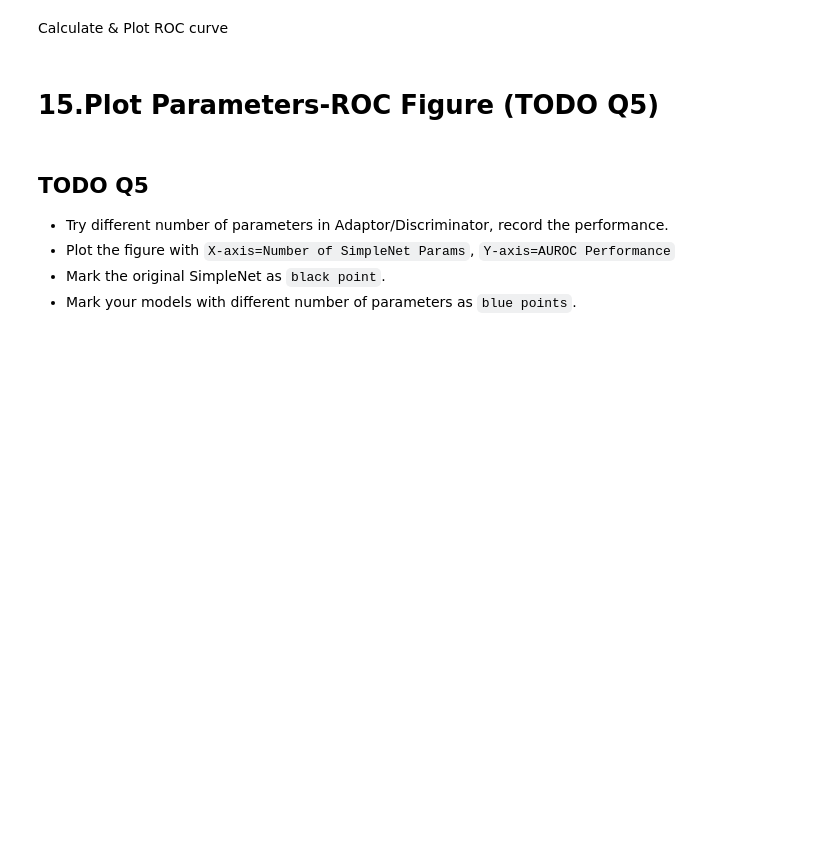
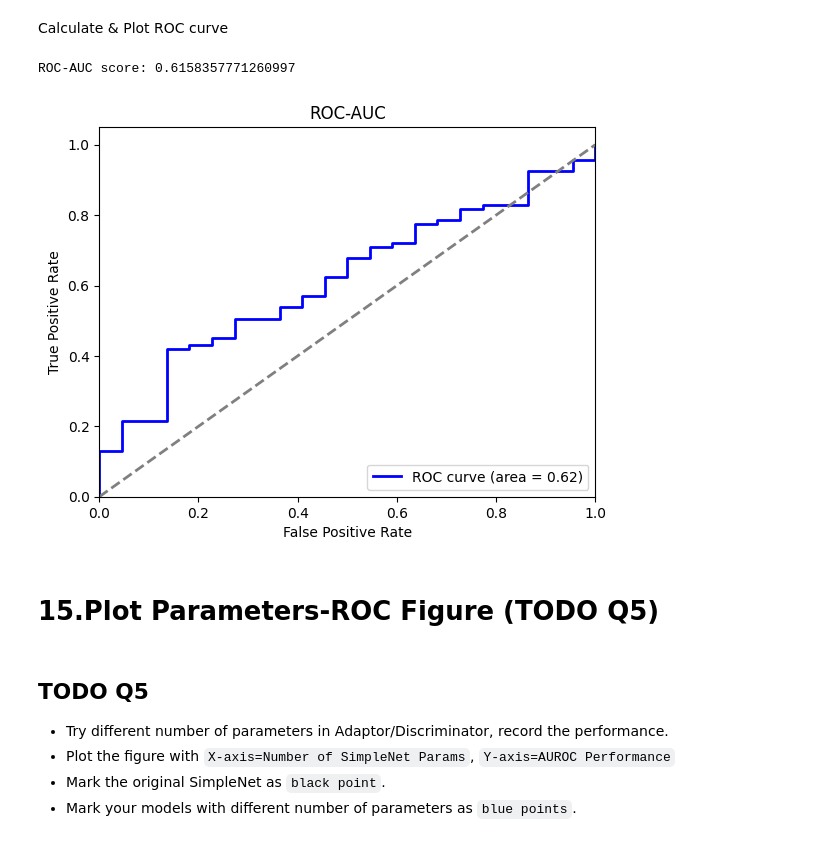
Before and after one commit to huiyuiui/AnomalyDetectionHw, a Jupyter notebook: Hw3/Homework 3.ipynb, the cells around one changed output. Saved outputs shown, nothing was run; the diff lists cells and outputs as text; code cells hidden in the pictures; blank space fills up the shorter version.

```diff
--- a/Hw3/Homework 3.ipynb
+++ b/Hw3/Homework 3.ipynb
@@ -236,16 +238,19 @@ class Adaptor(nn.Module):
         super(Adaptor, self).__init__()
         self.in_channel = in_channel
         self.out_channel = out_channel
-        self.avg_pool = nn.AdaptiveAvgPool2d((1, 1))
-        self.flatten = nn.Flatten()
         self.linear = nn.Linear(self.in_channel, self.out_channel)
+        self.linear_2 = nn.Linear(self.in_channel, self.out_channel)
+        self.leaky_relu = nn.LeakyReLU(0.2)
 
     def forward(self, x):
-        out = self.avg_pool(x)
-        out = self.flatten(out)
-        out = self.linear(out)
+        b, c, h, w = x.size()
+        x = x.view(b * h * w, c)
+        x = self.linear(x)
+        x = self.leaky_relu(x)
+        # x = self.linear_2(x)
+        # x = self.leaky_relu(x)
 
-        return out
+        return x
 
 # Implement your own Adaptor with fewer model parameters
 class Adaptor_1(nn.Module):
@@ -296,10 +301,10 @@ class Discriminator(nn.Module):
         self.tail = nn.Linear(mid_c, 1, bias=False)
 
     def forward(self, x):
-        out = self.body(x)
-        out = self.tail(out)
+        x = self.body(x)
+        x = self.tail(x)
 
-        return out
+        return x
 
 # Implement your own Discriminator with fewer model parameters
 # %% [markdown]
@@ -441,6 +446,18 @@ def compute_roc_auc(y_label, scores):
     return fpr, tpr, roc_auc
 # %% [markdown]
 # 11.Define Other Utility Functions (if Needed)
+# %%
+def plot_roc_auc(fpr, tpr, roc_auc):
+    plt.figure()
+    plt.plot(fpr, tpr, color='blue', lw=2, label='ROC curve (area = %0.2f)' % roc_auc)
+    plt.plot([0, 1], [0, 1], color='gray', lw=2, linestyle='--')
+    plt.xlim([0.0, 1.0])
+    plt.ylim([0.0, 1.05])
+    plt.xlabel('False Positive Rate')
+    plt.ylabel('True Positive Rate')
+    plt.title('ROC-AUC')
+    plt.legend(loc="lower right")
+    plt.show()
 # %% [markdown]
 # 12.Setup Training Parameters
 # %% [markdown]
@@ -535,3 +524,11 @@ plt.show()
+# %%
+result = test(encoder, simplenet, dataset_test_metal, use_layers, batch_size=16)
+fpr, tpr, roc_auc = compute_roc_auc(result['total_gt_image'], result['total_scores_image'])
+print("ROC-AUC score:", roc_auc)
+plot_roc_auc(fpr, tpr, roc_auc)
+# %% [output]
+ROC-AUC score: 0.6158357771260997
+[figure, added]
 # %% [markdown]
 # 15.Plot Parameters-ROC Figure (TODO Q5)
 # %% [markdown]
```
Also changed, not shown: parts of 6 cells of this notebook.
